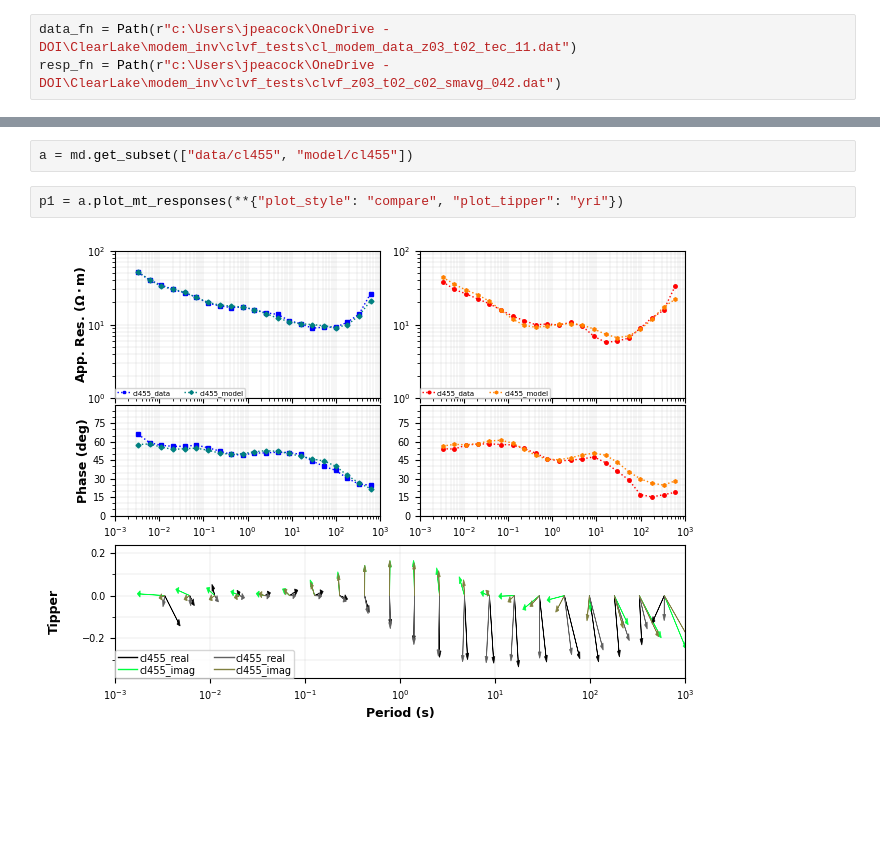
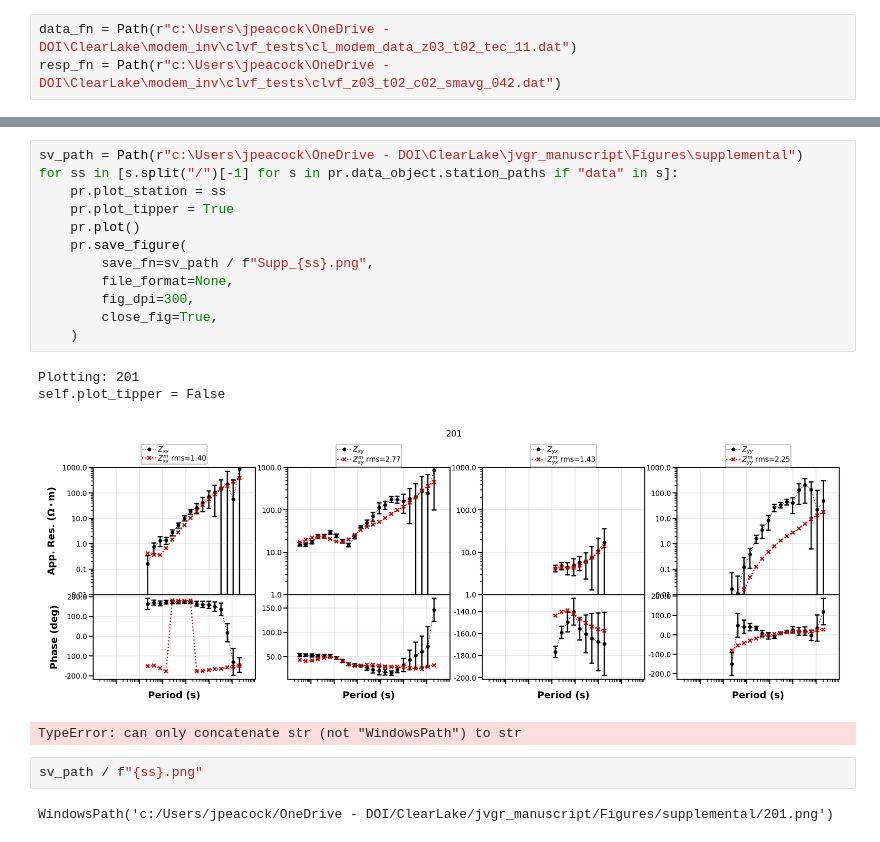
Before and after one commit to kujaku11/sandbox_scripts, a Jupyter notebook: plot_modem_responses.ipynb, the cells around one changed output, grey strips where cells are left out. Saved outputs shown, nothing was run; the diff lists cells and outputs as text; blank space fills up the shorter version.

```diff
--- a/plot_modem_responses.ipynb
+++ b/plot_modem_responses.ipynb
@@ -11,6 +40,21 @@ md.from_modem(resp_fn, survey="model")
 # %%
-a = md.get_subset(["data/cl455", "model/cl455"])
+sv_path = Path(r"c:\Users\jpeacock\OneDrive - DOI\ClearLake\jvgr_manuscript\Figures\supplemental")
+for ss in [s.split("/")[-1] for s in pr.data_object.station_paths if "data" in s]:
+    pr.plot_station = ss
+    pr.plot_tipper = True
+    pr.plot()
+    pr.save_figure(
+        save_fn=sv_path / f"Supp_{ss}.png",
+        file_format=None,
+        fig_dpi=300,
+        close_fig=True,
+    )
+# %% [output]
+Plotting: 201
+self.plot_tipper = False
+[figure, added]
+TypeError: can only concatenate str (not "WindowsPath") to str
-# %%
-p1 = a.plot_mt_responses(**{"plot_style": "compare", "plot_tipper": "yri"})
-# %% [output]
-[figure, removed]
+# %%
+sv_path / f"{ss}.png"
+# %% [output]
+WindowsPath('c:/Users/jpeacock/OneDrive - DOI/ClearLake/jvgr_manuscript/Figures/supplemental/201.png')
```
Also changed, not shown: parts of 5 cells of this notebook, 2 other files.
